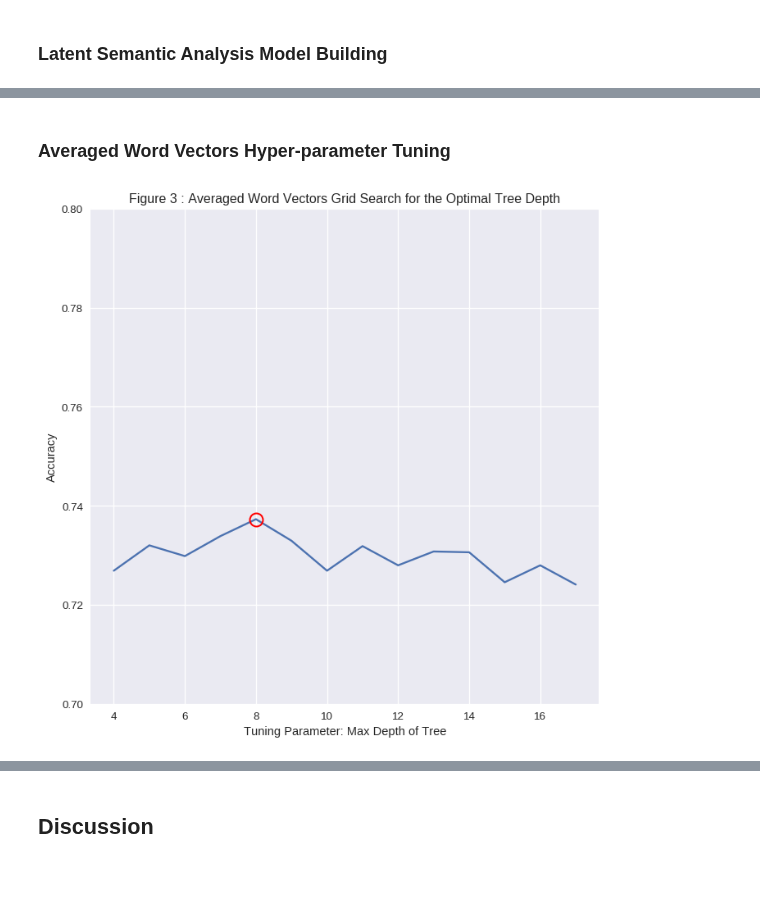
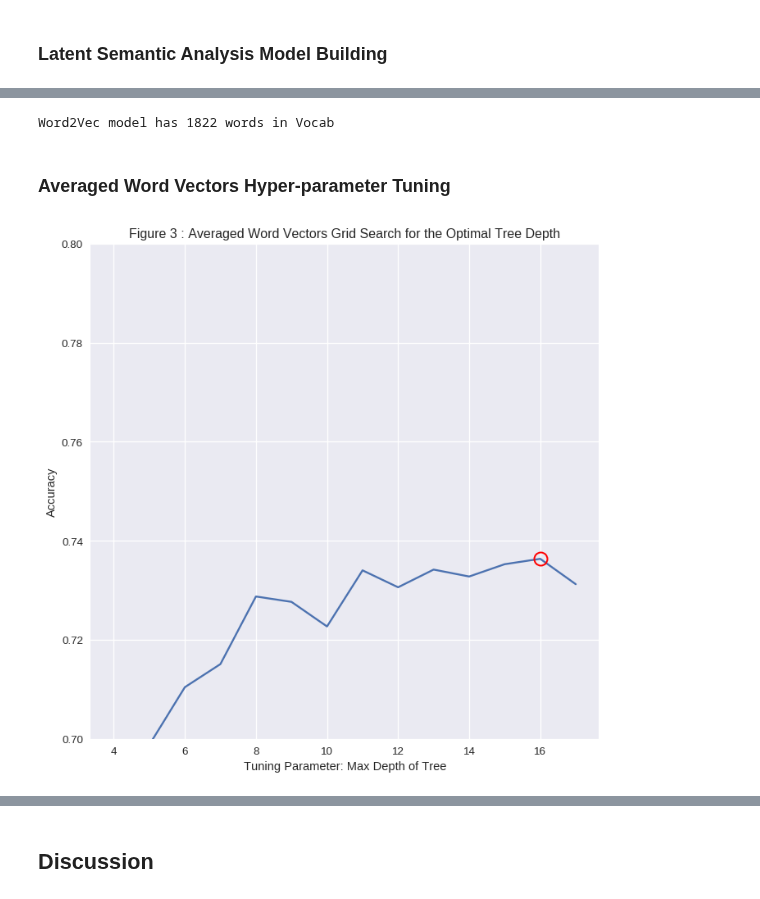
Before and after one commit to 315iah515/Thinkful-Notebooks, a Jupyter notebook: Bootcamp/Unsupervised/NaturalLanguageProcessing/NLPClassificationofPoliticalTweets.ipynb, the cells around one changed output, grey strips where cells are left out. Drawn from its saved outputs; the diff is of its cells as text; code cells hidden in the pictures.

```diff
--- a/Bootcamp/Unsupervised/NaturalLanguageProcessing/NLPClassificationofPoliticalTweets.ipynb
+++ b/Bootcamp/Unsupervised/NaturalLanguageProcessing/NLPClassificationofPoliticalTweets.ipynb
@@ -440,6 +499,6 @@ __ = plt.plot(grid.best_params_['max_depth'], grid.best_score_, 'ro', markersize
 # %%
 # Let us find the best value for the number of trees in the forest
-rfc = ensemble.RandomForestClassifier(max_depth=8)
+rfc = ensemble.RandomForestClassifier(max_depth=10)
 
 max_trees_range = list(range(1, 20))
 param_grid = dict(n_estimators=max_trees_range)
@@ -466,7 +525,7 @@ __ = plt.plot(grid.best_params_['n_estimators'], grid.best_score_, 'ro', markers
 # %% [markdown]
 ### Latent Semantic Analysis Model Building
 # %%
-rfc = ensemble.RandomForestClassifier(max_depth=8, n_estimators=18)
+rfc = ensemble.RandomForestClassifier(max_depth=10, n_estimators=18)
 target_names = ['HillaryClinton', 'realDonaldTrump']
 
 with timeblock('Time Spent computing cross validation scores for LSA'):
@@ -521,33 +566,64 @@ X_averaged_wv = averaged_word_vectorizer(corpus=tweets_doc,
+# %%
+# Re-process raw text for model as word 2 vec takes a different format
+# build word2vec model
+sentences = []
+for text in all_tweets_text:
+    sentence = nlp(preprocess(text, True))
+    sentence = [
+        token.lemma_.lower()
+        for token in sentence
+        if not token.is_stop
+        and not token.is_punct
+    ]
+
+    sentences.append(sentence)
+
+
+model = gensim.models.Word2Vec(sentences, size=400, window=4, min_count=5, sample=1e-3)
+
+print('Word2Vec model has %d words in Vocab' % len(model.wv.vocab))
+
+X_train, X_test, y_train, y_test = train_test_split(sentences, tweet_data.target, test_size=0.4, random_state=0)
+
+# Build features for Training and Test data
+X_train_averaged_wv = averaged_word_vectorizer(corpus=X_train,
+                                                 model=model,
+                                                 num_features=400)
+
+#model = gensim.models.Word2Vec(X_train, size=500, window=4, min_count=5, sample=1e-3)
+
+X_test_averaged_wv = averaged_word_vectorizer(corpus=X_test,
+                                                 model=model,
+                                                 num_features=400)
+# %% [output]
+Word2Vec model has 1822 words in Vocab
 # %% [markdown]
 ### Averaged Word Vectors Hyper-parameter Tuning
 # %%
-# build word2vec model for the entire data set
-model = gensim.models.Word2Vec(tweets_doc, size=300, window=4, min_count=5, sample=1e-3)
+# use the entire document for tuning
 
-X_averaged_wv = averaged_word_vectorizer(corpus=tweets_doc,
-                                                 model=model,
-                                                 num_features=300)
+X_averaged_wv = averaged_word_vectorizer(corpus=sentences, model=model, num_features=400)
 #====================================================
 max_depth_range = list(range(4, 18))
 param_grid = dict(max_depth=max_depth_range)
 
 grid = GridSearchCV(rfc, param_grid, cv=5)
 grid.fit(X_averaged_wv, y)
 
 # check the results of the grid search
 #print(grid.grid_scores_)
 grid.grid_scores_[1]
 grid_mean_scores = [result[1] for result in grid.grid_scores_]
 # this is a list of the average accuracies for each parameter combination
 plt.figure(figsize=(800/my_dpi, 800/my_dpi), dpi=my_dpi)
 plt.ylim([0.70, .80])
 plt.xlabel('Tuning Parameter: Max Depth of Tree')
 plt.ylabel('Accuracy')
 plt.plot(max_depth_range, grid_mean_scores)
 plt.title('Figure 3 : Averaged Word Vectors Grid Search for the Optimal Tree Depth')
 __ = plt.plot(grid.best_params_['max_depth'], grid.best_score_, 'ro', markersize=12, markeredgewidth=1.5,
          markerfacecolor='None', markeredgecolor='r')
 # %% [output]
-[figure, old version]
+[figure, new version]
 # %%
 # Let us find the best value for the number of trees in the forest
```
Also changed, not shown: parts of 22 cells of this notebook, 1 other file.
